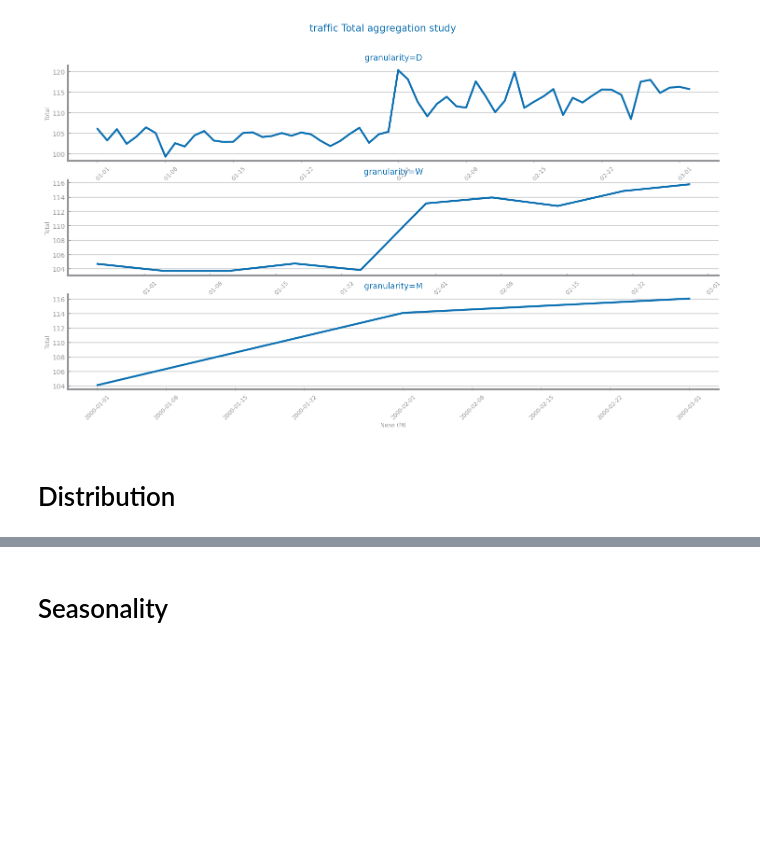
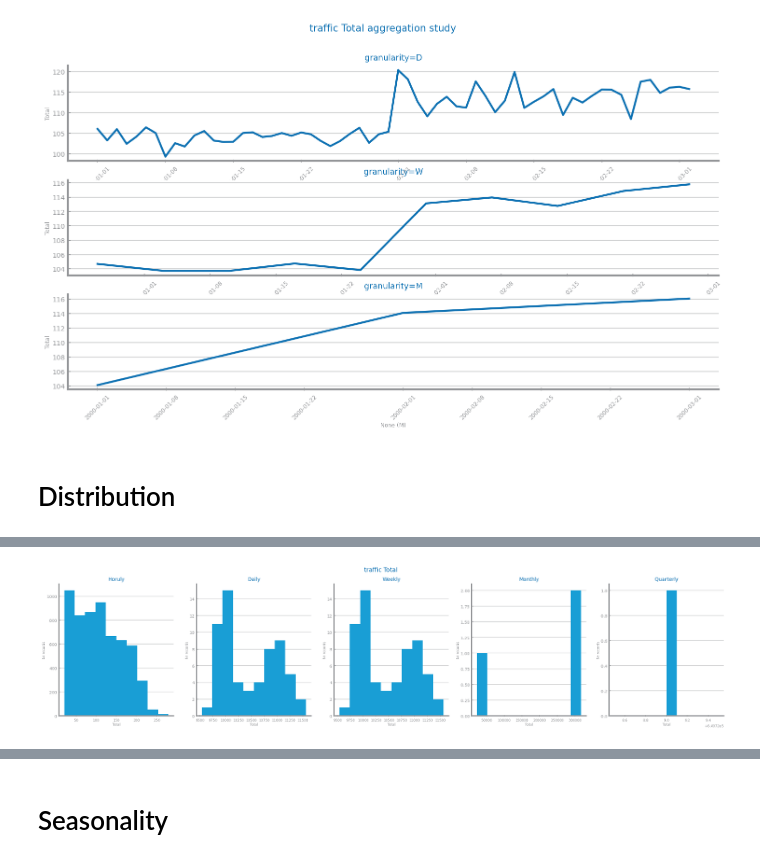
Before and after one commit to ch4uz/ds-project, a Jupyter notebook: forecasting/traffic/ds4_lab5_profiling.ipynb, the cells around one changed output, grey strips where cells are left out. Saved outputs shown, nothing was run; the diff lists cells and outputs as text; code cells hidden in the pictures; blank space fills up the shorter version.

```diff
--- a/forecasting/traffic/ds4_lab5_profiling.ipynb
+++ b/forecasting/traffic/ds4_lab5_profiling.ipynb
@@ -68,0 +102,17 @@ show()
+# %%
+ss_days: Series = ts_aggregation_by(series, gran_level="D", agg_func=sum)
+ss_months: Series = ts_aggregation_by(series, gran_level="M", agg_func=sum)
+ss_quarters: Series = ts_aggregation_by(series, gran_level="Q", agg_func=sum)
+
+grans: list[Series] = [series, ss_days, ss_weeks, ss_months, ss_quarters]
+gran_names: list[str] = ["Hourly", "Daily", "Weekly", "Monthly", "Quarterly"]
+fig: Figure
+axs: array
+fig, axs = subplots(1, len(grans), figsize=(len(grans) * HEIGHT, HEIGHT))
+fig.suptitle(f"{file_tag} {target}")
+for i in range(len(grans)):
+    set_chart_labels(axs[i], title=f"{gran_names[i]}", xlabel=target, ylabel="Nr records")
+    axs[i].hist(grans[i].values)
+show()
+# %% [output]
+[figure, added]
```
Also changed, not shown: parts of 5 cells of this notebook.
